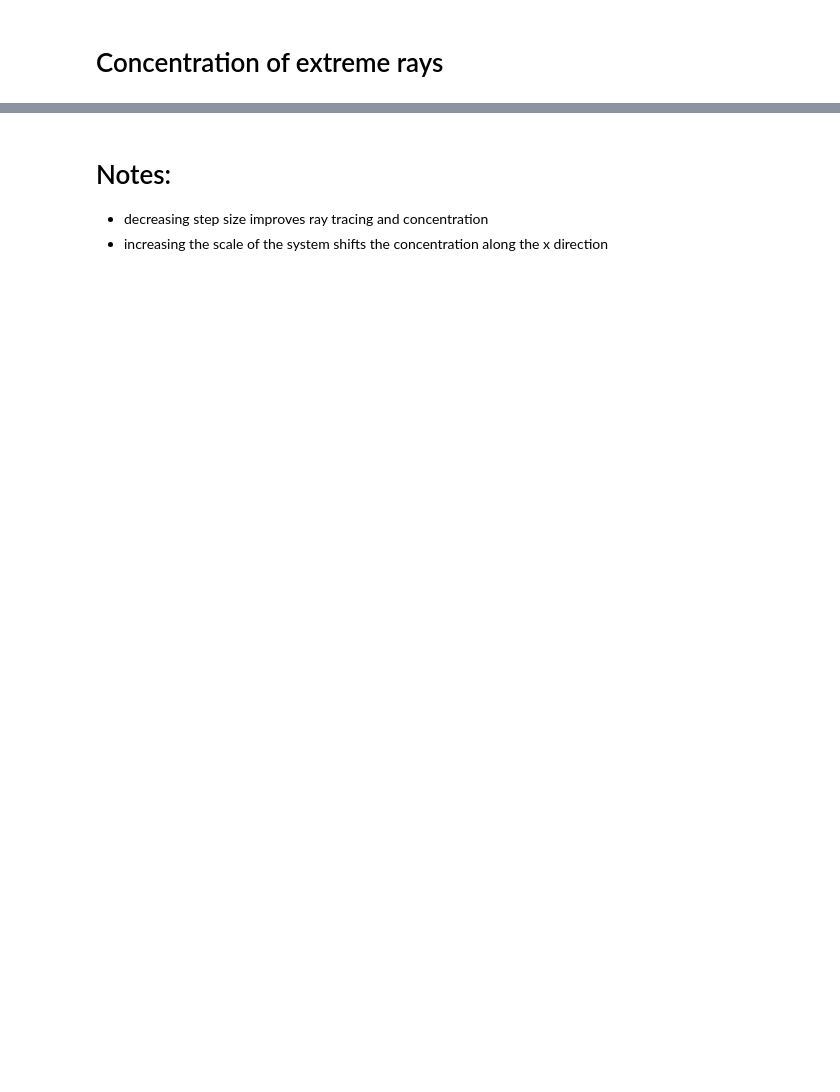
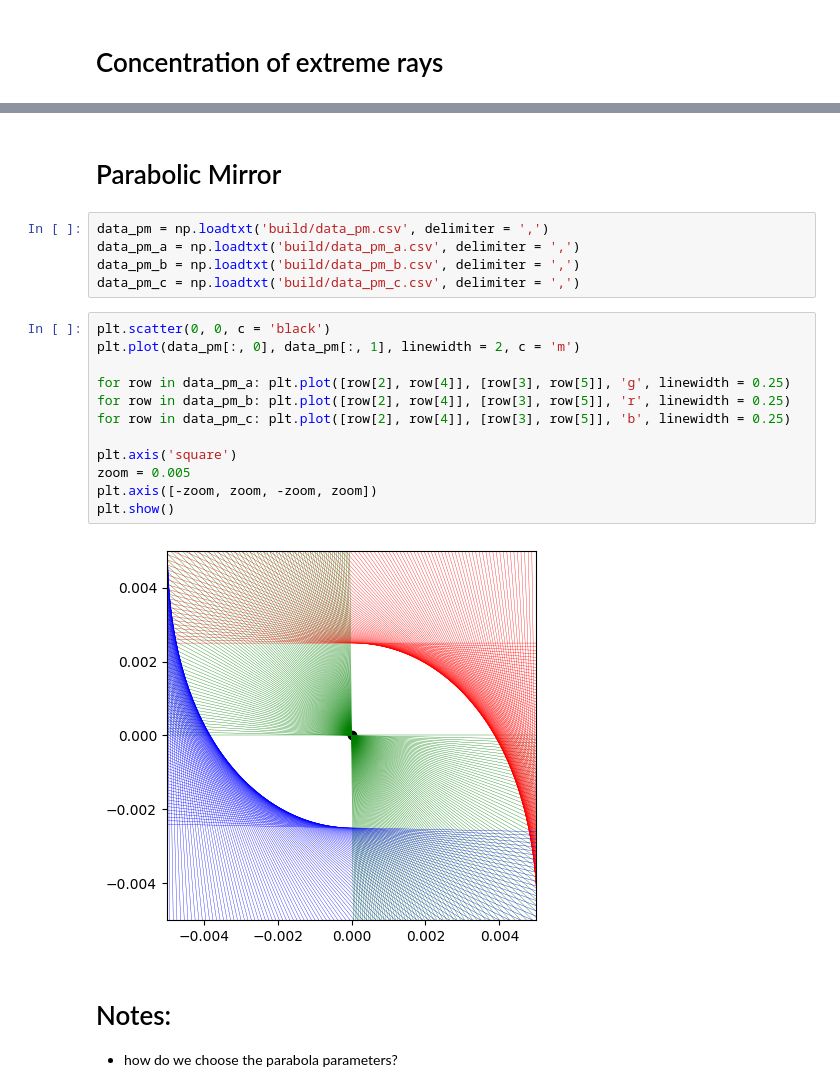
Before and after one commit to ssteinberg/solar_optical_concentrator, a Jupyter notebook: results.ipynb, the cells around one changed output, grey strips where cells are left out. Saved outputs shown, nothing was run; the diff lists cells and outputs as text; blank space fills up the shorter version.

```diff
--- a/results.ipynb
+++ b/results.ipynb
@@ -62,4 +64,24 @@ plt.show()
-# %% [markdown]
-# Notes:
-- decreasing step size improves ray tracing and concentration
-- increasing the scale of the system shifts the concentration along the x direction
+# %% [markdown]
+# Parabolic Mirror
+# %%
+data_pm = np.loadtxt('build/data_pm.csv', delimiter = ',')
+data_pm_a = np.loadtxt('build/data_pm_a.csv', delimiter = ',')
+data_pm_b = np.loadtxt('build/data_pm_b.csv', delimiter = ',')
+data_pm_c = np.loadtxt('build/data_pm_c.csv', delimiter = ',')
+# %%
+plt.scatter(0, 0, c = 'black')
+plt.plot(data_pm[:, 0], data_pm[:, 1], linewidth = 2, c = 'm')
+
+for row in data_pm_a: plt.plot([row[2], row[4]], [row[3], row[5]], 'g', linewidth = 0.25)
+for row in data_pm_b: plt.plot([row[2], row[4]], [row[3], row[5]], 'r', linewidth = 0.25)
+for row in data_pm_c: plt.plot([row[2], row[4]], [row[3], row[5]], 'b', linewidth = 0.25)
+
+plt.axis('square')
+zoom = 0.005
+plt.axis([-zoom, zoom, -zoom, zoom])
+plt.show()
+# %% [output]
+[figure, added]
+# %% [markdown]
+# Notes:
+- how do we choose the parabola parameters?
```
Also changed, not shown: parts of 7 cells of this notebook, 1 other file.
